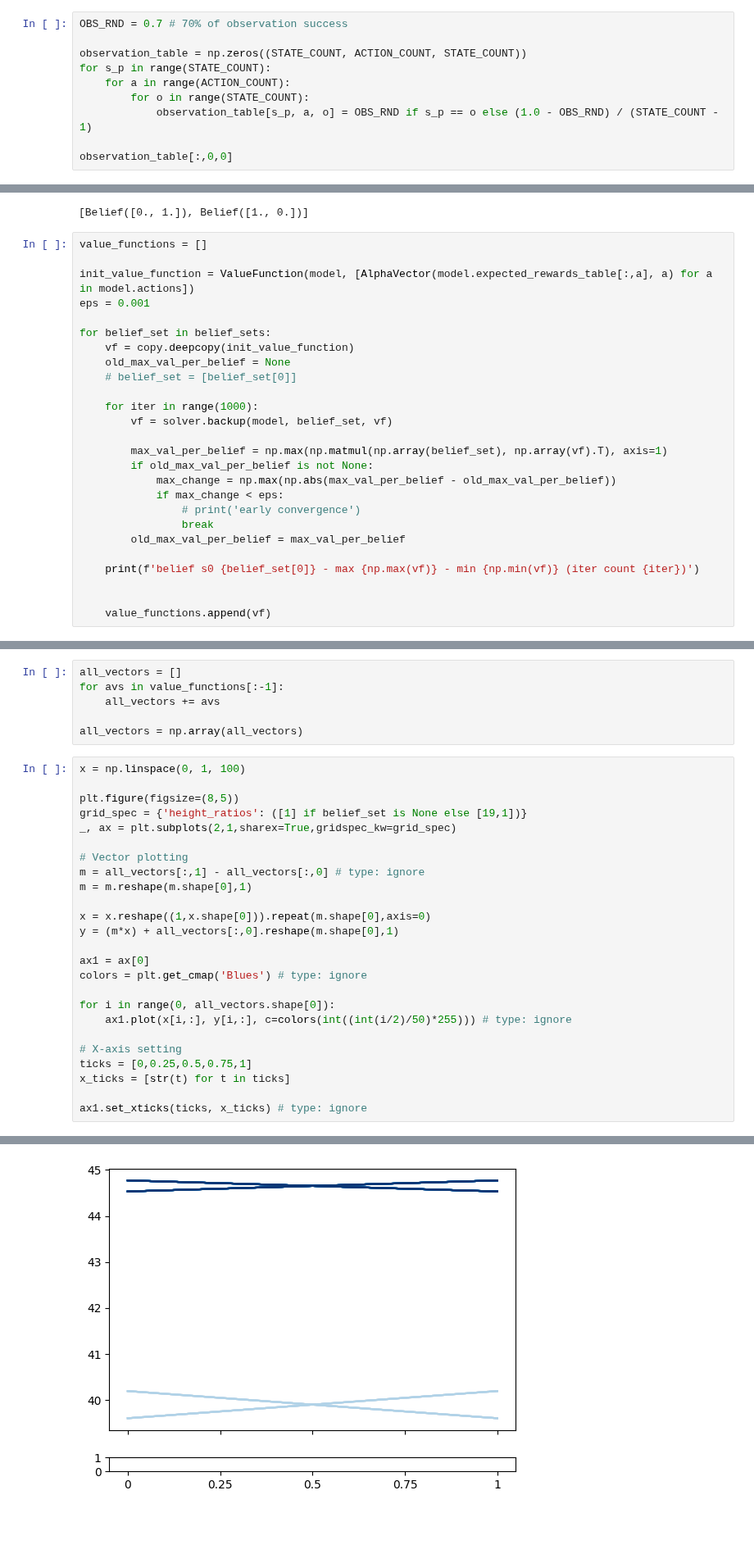
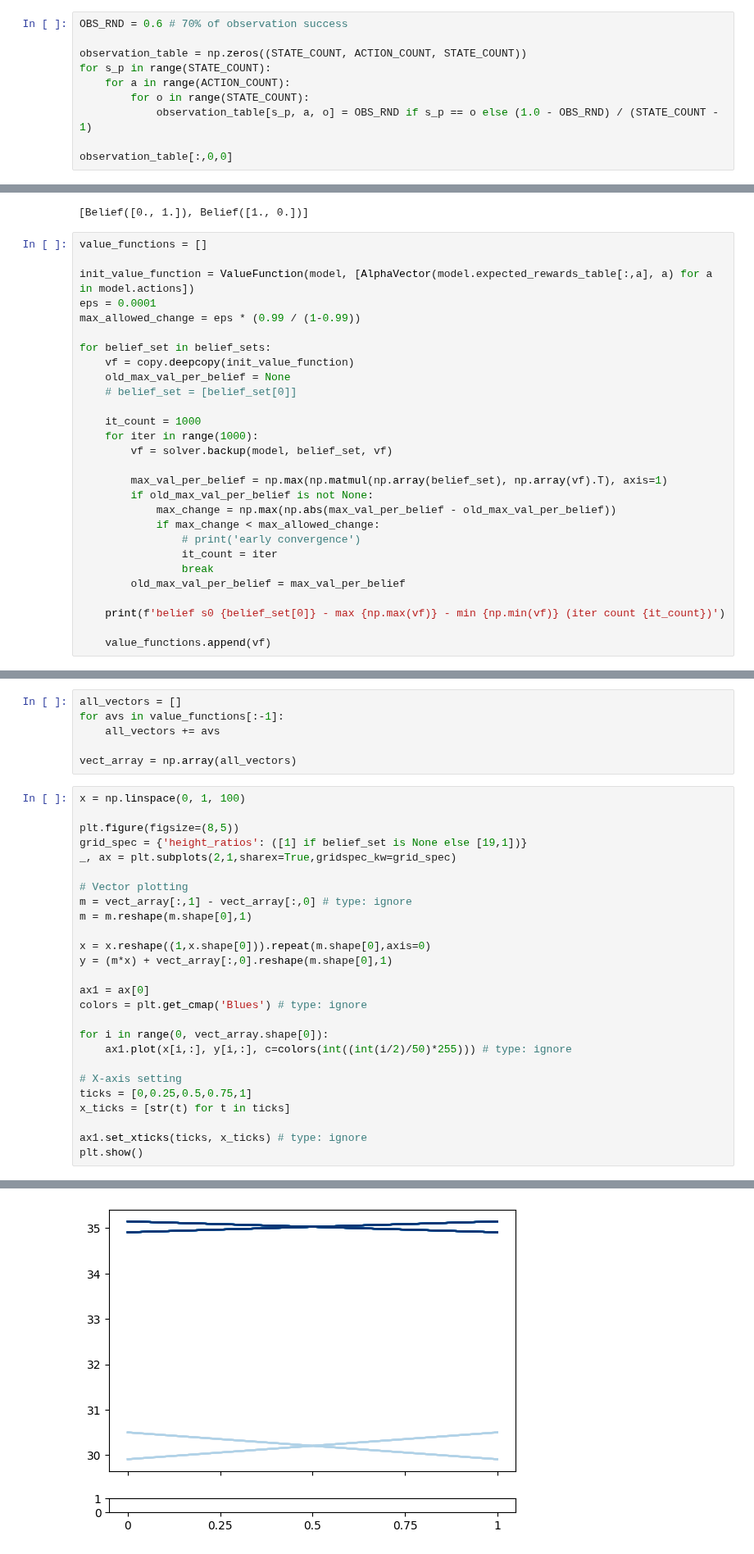
Before and after one commit to PimLb/POMDP_PBVI_Exploration, a Jupyter notebook: Experiments/observation_variation_comparisson.ipynb, the cells around one changed output, grey strips where cells are left out. Shown at 82% size. Saved outputs shown, nothing was run; the diff lists cells and outputs as text; blank space fills up the shorter version.

Commit message:
Observation variation experiments status after meeting of 9/13

```diff
--- a/Experiments/observation_variation_comparisson.ipynb
+++ b/Experiments/observation_variation_comparisson.ipynb
@@ -34,7 +34,7 @@ transition_table[:,0,:]
 array([[0.8, 0.2],
        [0.2, 0.8]])
 # %%
-OBS_RND = 0.7 # 70% of observation success
+OBS_RND = 0.6 # 70% of observation success
 
 observation_table = np.zeros((STATE_COUNT, ACTION_COUNT, STATE_COUNT))
 for s_p in range(STATE_COUNT):
@@ -90,26 +90,28 @@ print(belief_sets[0])
 value_functions = []
 
 init_value_function = ValueFunction(model, [AlphaVector(model.expected_rewards_table[:,a], a) for a in model.actions])
-eps = 0.001
+eps = 0.0001
+max_allowed_change = eps * (0.99 / (1-0.99))
 
 for belief_set in belief_sets:
     vf = copy.deepcopy(init_value_function)
     old_max_val_per_belief = None
     # belief_set = [belief_set[0]]
 
+    it_count = 1000
     for iter in range(1000):
         vf = solver.backup(model, belief_set, vf)
 
         max_val_per_belief = np.max(np.matmul(np.array(belief_set), np.array(vf).T), axis=1)
         if old_max_val_per_belief is not None:
             max_change = np.max(np.abs(max_val_per_belief - old_max_val_per_belief))
-            if max_change < eps:
+            if max_change < max_allowed_change:
                 # print('early convergence')
+                it_count = iter
                 break
         old_max_val_per_belief = max_val_per_belief
 
-    print(f'belief s0 {belief_set[0]} - max {np.max(vf)} - min {np.min(vf)} (iter count {iter})')
-
+    print(f'belief s0 {belief_set[0]} - max {np.max(vf)} - min {np.min(vf)} (iter count {it_count})')
 
     value_functions.append(vf)
 # %% [output]
@@ -135,7 +137,7 @@ all_vectors = []
 for avs in value_functions[:-1]:
     all_vectors += avs
 
-all_vectors = np.array(all_vectors)
+vect_array = np.array(all_vectors)
 # %%
 x = np.linspace(0, 1, 100)
 
@@ -144,16 +146,16 @@ grid_spec = {'height_ratios': ([1] if belief_set is None else [19,1])}
 _, ax = plt.subplots(2,1,sharex=True,gridspec_kw=grid_spec)
 
 # Vector plotting
-m = all_vectors[:,1] - all_vectors[:,0] # type: ignore
+m = vect_array[:,1] - vect_array[:,0] # type: ignore
 m = m.reshape(m.shape[0],1)
 
 x = x.reshape((1,x.shape[0])).repeat(m.shape[0],axis=0)
-y = (m*x) + all_vectors[:,0].reshape(m.shape[0],1)
+y = (m*x) + vect_array[:,0].reshape(m.shape[0],1)
 
 ax1 = ax[0]
 colors = plt.get_cmap('Blues') # type: ignore
 
-for i in range(0, all_vectors.shape[0]):
+for i in range(0, vect_array.shape[0]):
     ax1.plot(x[i,:], y[i,:], c=colors(int((int(i/2)/50)*255))) # type: ignore
 
 # X-axis setting
@@ -161,4 +163,5 @@ ticks = [0,0.25,0.5,0.75,1]
 x_ticks = [str(t) for t in ticks]
 
 ax1.set_xticks(ticks, x_ticks) # type: ignore
+plt.show()
 # %% [output]
@@ -171 +169 @@ ax1.set_xticks(ticks, x_ticks) # type: ignore
-[figure, old version]
+[figure, new version]
```
Also changed, not shown: parts of 18 cells of this notebook, 1 other file.
